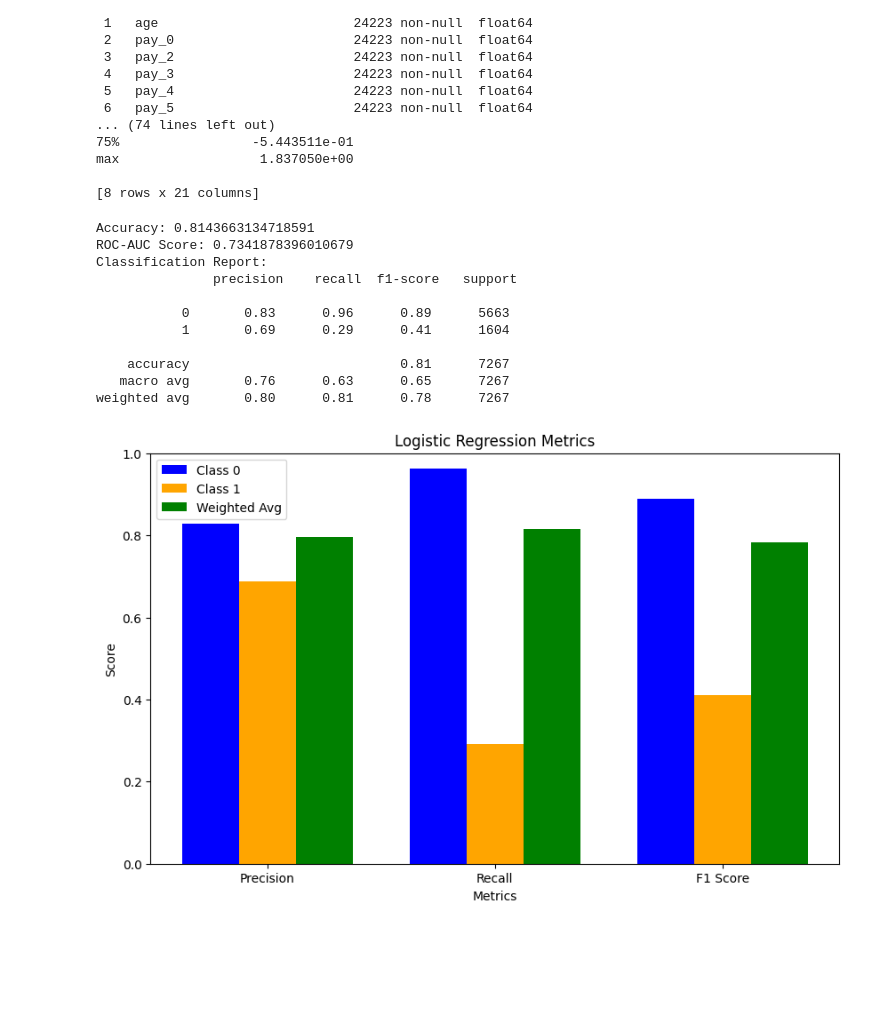
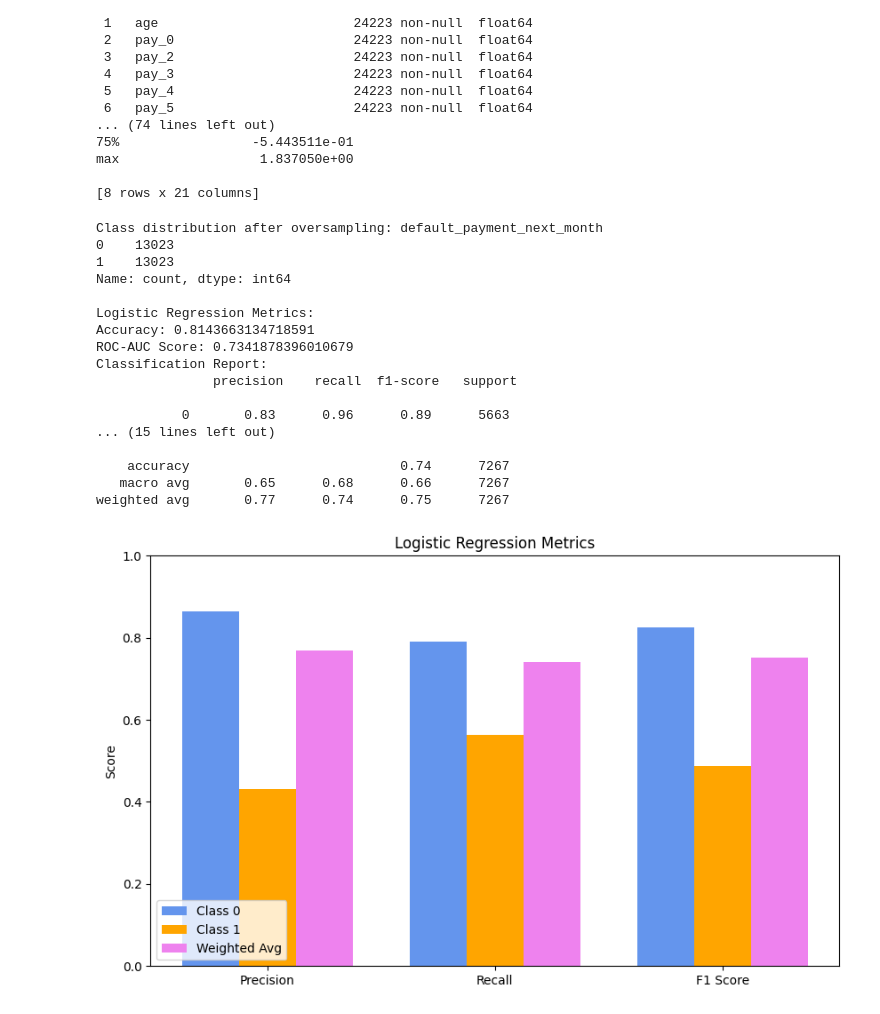
Before and after one commit to mahibahsaleh03/machine-learning-project, a Jupyter notebook: Preprocessing_and_Algorithm.ipynb, the cells around one changed output. Cells and saved outputs as stored; diff of their text form; code cells hidden in the pictures; blank space fills up the shorter version.

```diff
--- a/Preprocessing_and_Algorithm.ipynb
+++ b/Preprocessing_and_Algorithm.ipynb
@@ -129,76 +132,105 @@ max                  1.837050e+00
 
 [8 rows x 21 columns]
 # %%
+# Logistic Regression Implementation
 X = df.drop(columns=['default_payment_next_month'])
 y = df['default_payment_next_month']
 y = y.astype(int)
 X_train, X_test, y_train, y_test = train_test_split(X, y, test_size=0.3, random_state=42)
 
+
+smote = SMOTE(random_state=42)
+X_train_resampled, y_train_resampled = smote.fit_resample(X_train, y_train)
+
+# Check the class distribution after oversampling
+print("Class distribution after oversampling:", y_train_resampled.value_counts())
+
 model = LogisticRegression(max_iter=1000)
 model.fit(X_train, y_train)
 
 y_pred = model.predict(X_test)
-y_pred_proba = model.predict_proba(X_test)
+y_pred_prob = model.predict_proba(X_test)
 
-#Metrics
+print("\nLogistic Regression Metrics:")
 accuracy = accuracy_score(y_test, y_pred)
-roc_auc = roc_auc_score(y_test, y_pred_proba[:,1])
+roc_auc = roc_auc_score(y_test, y_pred_prob[:,1])
 
 print("Accuracy:", accuracy)
 print("ROC-AUC Score:", roc_auc)
 
-class_report_display = classification_report(y_test, y_pred)
-print("Classification Report:\n", class_report_display)
+print("Classification Report:\n", classification_report(y_test, y_pred))
+
+# LR with SMOTE data augmentation
+model_smote = LogisticRegression(max_iter=1000)
+model_smote.fit(X_train_resampled, y_train_resampled)
+
+y_pred_smote = model_smote.predict(X_test)
+y_pred_prob_smote = model_smote.predict_proba(X_test)
+
+print("\nLogistic Regression Metrics with SMOTE:")
+accuracy_smote_lr = accuracy_score(y_test, y_pred_smote)
+roc_auc_smote_lr = roc_auc_score(y_test, y_pred_prob_smote[:,1])
+
+print("Accuracy:", accuracy_smote_lr)
+print("ROC-AUC Score:", roc_auc_smote_lr)
+
+print("Classification Report with SMOTE:\n", classification_report(y_test, y_pred_smote))
 # %% [output]
+Class distribution after oversampling: default_payment_next_month
+0    13023
+1    13023
+Name: count, dtype: int64
+
+Logistic Regression Metrics:
 Accuracy: 0.8143663134718591
 ROC-AUC Score: 0.7341878396010679
 Classification Report:
                precision    recall  f1-score   support
 
            0       0.83      0.96      0.89      5663
-           1       0.69      0.29      0.41      1604
+... (15 lines left out)
 
-    accuracy                           0.81      7267
-   macro avg       0.76      0.63      0.65      7267
-weighted avg       0.80      0.81      0.78      7267
+    accuracy                           0.74      7267
+   macro avg       0.65      0.68      0.66      7267
+weighted avg       0.77      0.74      0.75      7267
 # %%
-#Classification Report Visualization
-report = classification_report(y_test, y_pred, output_dict=True)
+# Logistic Regression Classification Report Visualization
+report = classification_report(y_test, y_pred_smote, output_dict=True)
 precision_0 = report['0']['precision']
 recall_0 = report['0']['recall']
 f1_0 = report['0']['f1-score']
 
 precision_1 = report['1']['precision']
 recall_1 = report['1']['recall']
 f1_1 = report['1']['f1-score']
 
 precision_weighted = report['weighted avg']['precision']
 recall_weighted = report['weighted avg']['recall']
 f1_weighted = report['weighted avg']['f1-score']
 
 # Metrics and values for the grouped bar chart
 metrics = ['Precision', 'Recall', 'F1 Score']
 values_0 = [precision_0, recall_0, f1_0]
 values_1 = [precision_1, recall_1, f1_1]
 values_weighted = [precision_weighted, recall_weighted, f1_weighted]
 
 # Create the grouped bar chart
 x = np.arange(len(metrics))  # the label locations
 width = 0.25  # bar width
 
 plt.figure(figsize=(10, 6))
-plt.bar(x - width, values_0, width, label='Class 0', color='blue')
+plt.bar(x - width, values_0, width, label='Class 0', color='cornflowerblue')
 plt.bar(x, values_1, width, label='Class 1', color='orange')
-plt.bar(x + width, values_weighted, width, label='Weighted Avg', color='green')
+plt.bar(x + width, values_weighted, width, label='Weighted Avg', color='violet')
 
 plt.ylabel('Score')
 plt.title('Logistic Regression Metrics')
 plt.xticks(x, metrics)
 plt.ylim(0, 1)
-plt.legend(loc='upper left')
+plt.legend(loc='lower left')
 
 plt.show()
 # %% [output]
-[figure, old version]
+[figure, new version]
 # %%
 #ROC Curve Visualization
```
Also changed, not shown: parts of 11 cells of this notebook, 9 other files.
